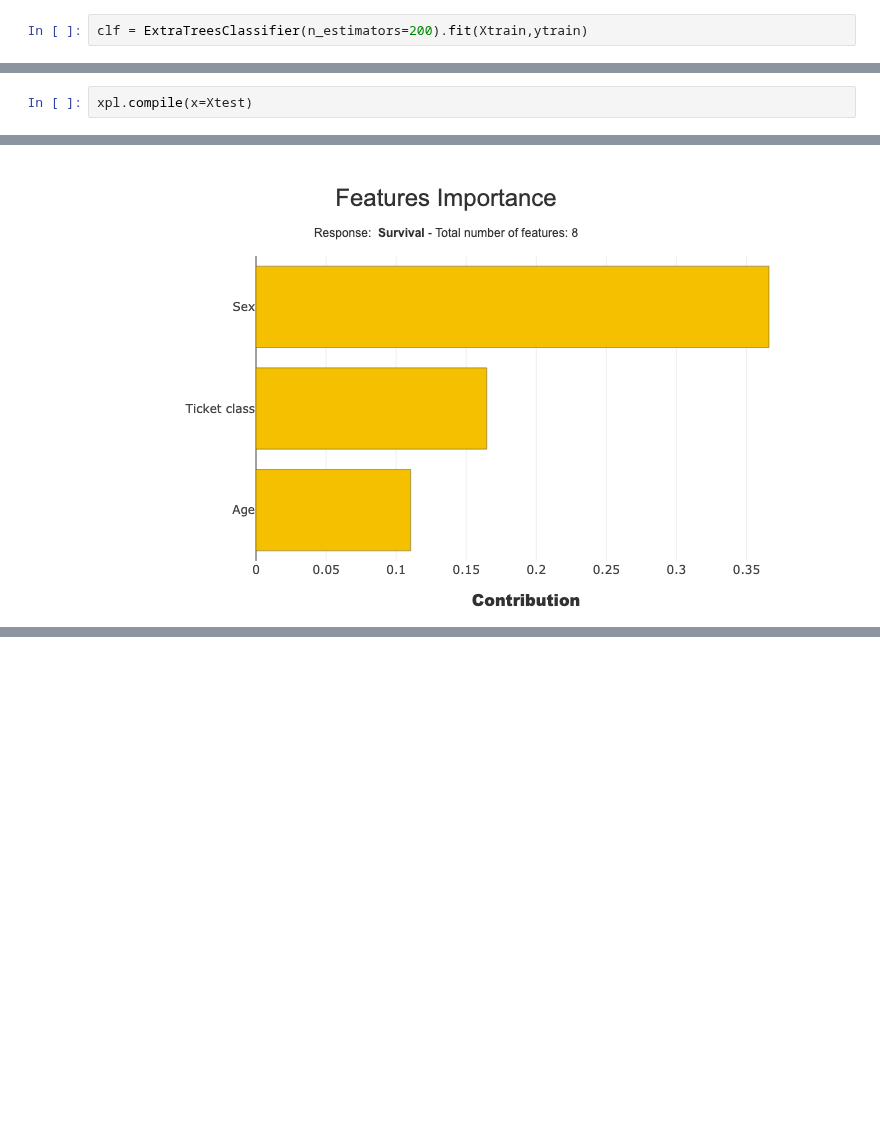
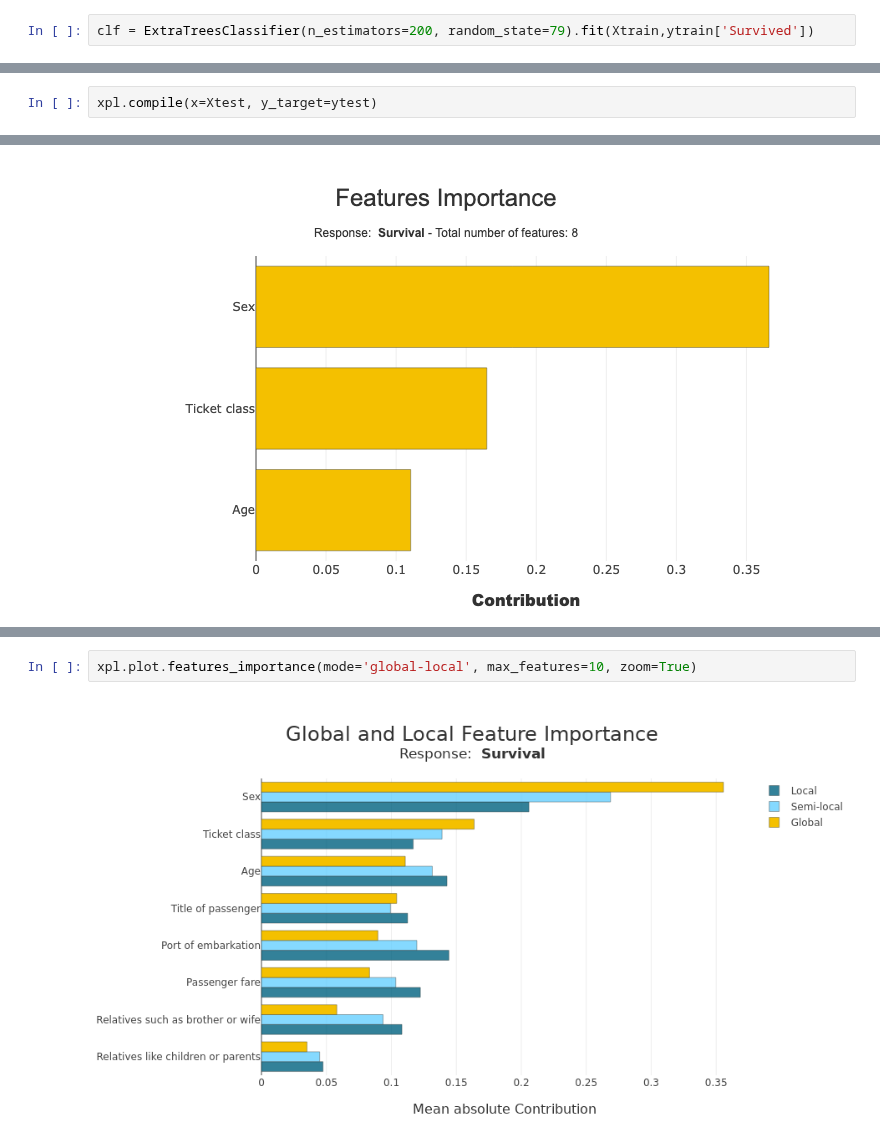
Before and after one commit to MAIF/shapash, a Jupyter notebook: tutorial/plots_and_charts/tuto-plot03-features-importance.ipynb, the cells around one changed output, grey strips where cells are left out. Saved outputs shown, nothing was run; the diff lists cells and outputs as text; blank space fills up the shorter version.

Commit message:
Feature importance tutorial update

```diff
--- a/tutorial/plots_and_charts/tuto-plot03-features-importance.ipynb
+++ b/tutorial/plots_and_charts/tuto-plot03-features-importance.ipynb
@@ -58,7 +56,7 @@ Train / Test Split + model fitting
 # %%
 Xtrain, Xtest, ytrain, ytest = train_test_split(X_df, y_df, train_size=0.75, random_state=7)
 # %%
-clf = ExtraTreesClassifier(n_estimators=200).fit(Xtrain,ytrain)
+clf = ExtraTreesClassifier(n_estimators=200, random_state=79).fit(Xtrain,ytrain['Survived'])
 # %% [markdown]
 #### First step: You need to Declare and Compile SmartExplainer
 # %%
@@ -73,5 +71,5 @@ xpl = SmartExplainer(
     label_dict=response_dict    # Optional parameters, dicts specify labels
 )
 # %%
-xpl.compile(x=Xtest)
+xpl.compile(x=Xtest, y_target=ytest)
 # %% [output]
@@ -113,0 +117,4 @@ xpl.plot.features_importance(max_features=3)
+# %%
+xpl.plot.features_importance(mode='global-local', max_features=10, zoom=True)
+# %% [output]
+[figure, added]
```
Also changed, not shown: parts of 5 cells of this notebook.
